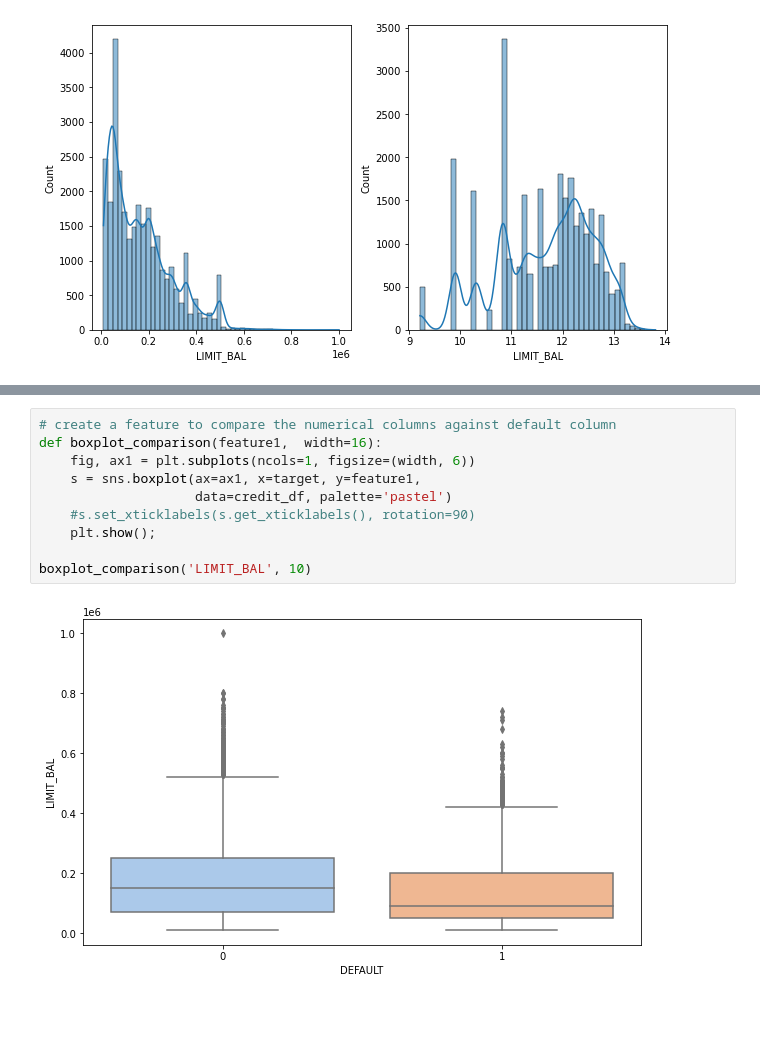
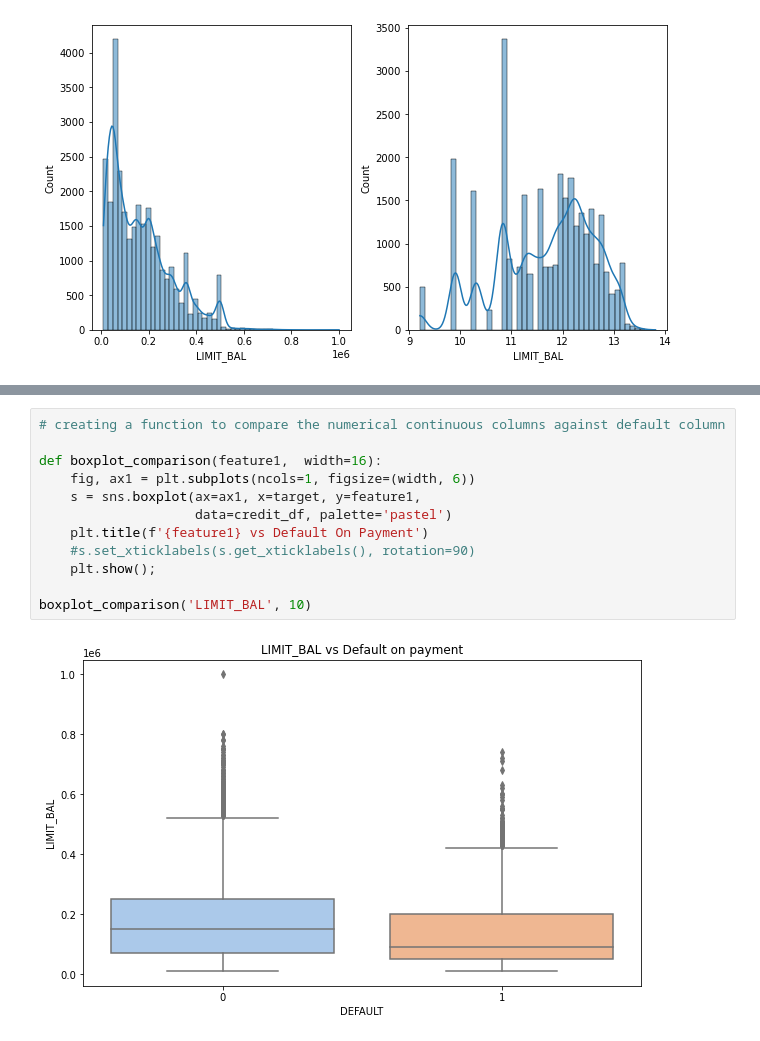
Before and after one commit to apayal/capstone_project, a Jupyter notebook: _notebooks/EDA.ipynb, the cells around one changed output, grey strips where cells are left out. Saved outputs shown, nothing was run; the diff lists cells and outputs as text; blank space fills up the shorter version.

```diff
--- a/_notebooks/EDA.ipynb
+++ b/_notebooks/EDA.ipynb
@@ -229,12 +254,14 @@ countplot_comparison('SEX',6)
 # %%
-# create a feature to compare the numerical columns against default column
+# creating a function to compare the numerical continuous columns against default column
+
 def boxplot_comparison(feature1,  width=16):
     fig, ax1 = plt.subplots(ncols=1, figsize=(width, 6))
     s = sns.boxplot(ax=ax1, x=target, y=feature1,
                     data=credit_df, palette='pastel')
+    plt.title(f'{feature1} vs Default On Payment')
     #s.set_xticklabels(s.get_xticklabels(), rotation=90)
     plt.show();
 
 boxplot_comparison('LIMIT_BAL', 10)
 # %% [output]
-[figure, old version]
+[figure, new version]
```
Also changed, not shown: parts of 29 cells of this notebook, 2 other files.
